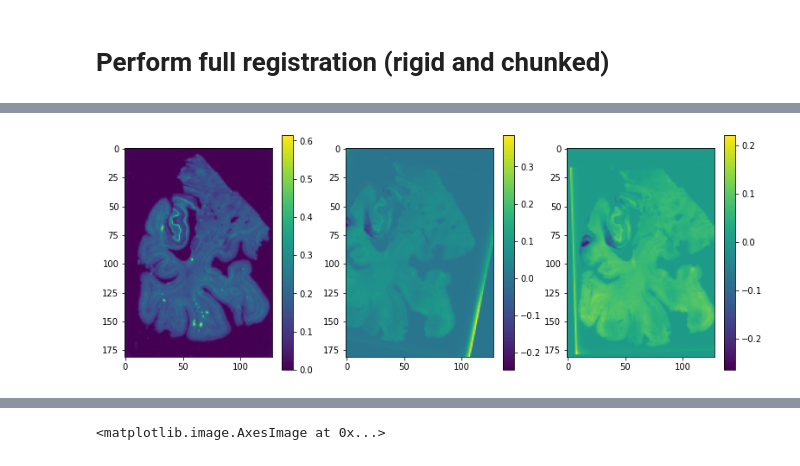
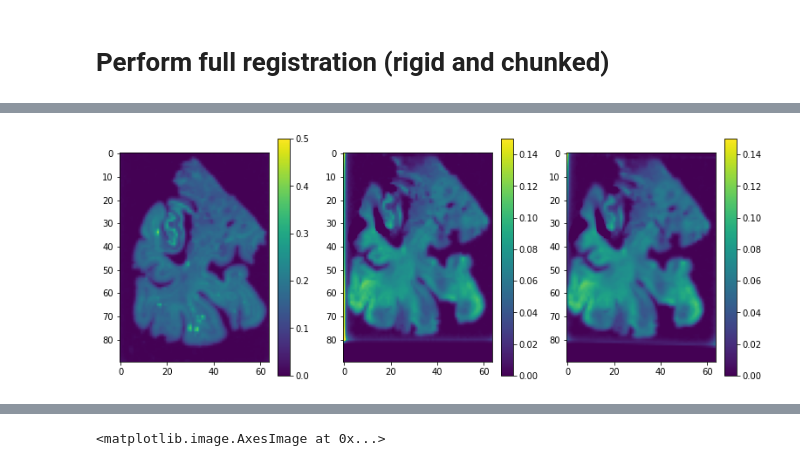
Before and after one commit to pyushkevich/pwreg, a Jupyter notebook: notebooks/fullreg.ipynb, the cells around one changed output, grey strips where cells are left out. Drawn from its saved outputs; the diff is of its cells as text; code cells hidden in the pictures.

```diff
--- a/notebooks/fullreg.ipynb
+++ b/notebooks/fullreg.ipynb
@@ -15,0 +12,18 @@ I_fix, I_mov, I_fmsk = X.I_fix.downsample(1/8.), X.I_mov.downsample(1/8.), X.M_f
+# %%
+# Load dataset and downsample
+X = pwreg.Dataset('../data/nissl_2.nii.gz', '../data/tau_2.nii.gz', '../data/nissl_chunk_mask_2.nii.gz', torch.float)
+
+# Downsample the image and the mask
+I_fix, I_mov, I_fmsk = X.I_fix.downsample(1/16.), X.I_mov.downsample(1/16.), X.M_fix.downsample(1/16.)
+
+# Add a little noise
+I_fix.T = I_fix.T + 0.001 * torch.normal(torch.zeros_like(I_fix.T), torch.ones_like(I_fix.T))
+I_mov.T = I_mov.T + 0.001 * torch.normal(torch.zeros_like(I_mov.T), torch.ones_like(I_mov.T))
+
+# Binarize the mask and apply dilation to pieces
+Mnew = torch.zeros(I_fmsk.T.shape)
+for j in range(I_fmsk.T.shape[0]):
+      x = sitk.GetImageFromArray(I_fmsk.T[j,0,:,:].detach().numpy())
+      x = sitk.BinaryThreshold(x, 0.5, 1e100, 1, 0)
+      # x = sitk.BinaryDilate(x, [2, 2])
+      Mnew[j,0,:,:] = torch.Tensor(sitk.GetArrayFromImage(x))
@@ -16,9 +40,10 @@ I_fix, I_mov, I_fmsk = X.I_fix.downsample(1/8.), X.I_mov.downsample(1/8.), X.M_f
 # %%
 # Solve the registration problem with a single block mask
-I_nomask = pwreg.Image2D(torch.sum(I_fmsk.T, axis=0, keepdim=True), I_fmsk.ras)
+Mwhole = torch.where(torch.sum(Mnew,axis=0,keepdim=True) > 0.5, 1., 0.)
+I_nomask = pwreg.Image2D(Mwhole, I_fmsk.ras)
 R_nomask = pwreg.RigidProblem(I_fix, I_mov, I_nomask)
 
-theta, dx, dy = pwreg.RigidProblemOptimizer.make_init_param(1, 0.2, -0.1, 0.2)
+theta, dx, dy = pwreg.RigidProblemOptimizer.make_init_param(1, 0.0, 0.0, 0.0)
 Q_init = R_nomask.apply_tform_to_moving(R_nomask.compute_tform(theta, dx, dy))
 
 RO_nomask = pwreg.RigidProblemOptimizer(R_nomask, 0.0)
@@ -45,7 +75,7 @@ Iter 099 NCC:   0.7663, OVL:  -0.0170, OBJ:   0.2337,
 # %%
 fig, (ax1, ax2, ax3) = plt.subplots(figsize=(13, 5), ncols=3);
-fig.colorbar(ax1.imshow(R_nomask.I_fix.T.squeeze()), ax=ax1);
-fig.colorbar(ax2.imshow(Q_init[0,0,:,:].detach()), ax=ax2);
-fig.colorbar(ax3.imshow(Q_opt[0,0,:,:].detach()), ax=ax3);
+fig.colorbar(ax1.imshow(R_nomask.I_fix.T.squeeze(), vmin=0, vmax=0.5), ax=ax1);
+fig.colorbar(ax2.imshow(Q_init[0,0,:,:].detach(), vmin=0, vmax=0.15), ax=ax2);
+fig.colorbar(ax3.imshow(Q_opt[0,0,:,:].detach(), vmin=0, vmax=0.15), ax=ax3);
 # %% [output]
-[figure, old version]
+[figure, new version]
```
Also changed, not shown: parts of 10 cells of this notebook, 2 other files.
